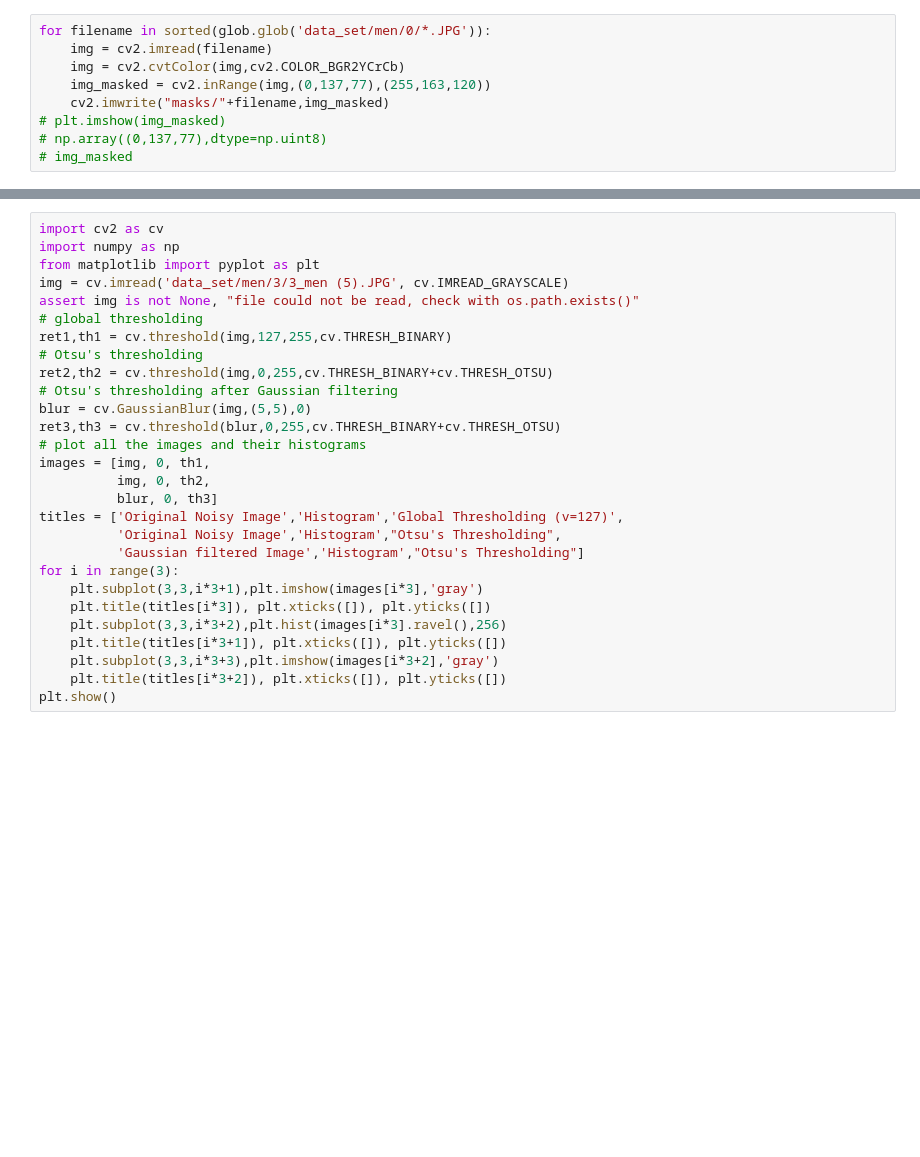
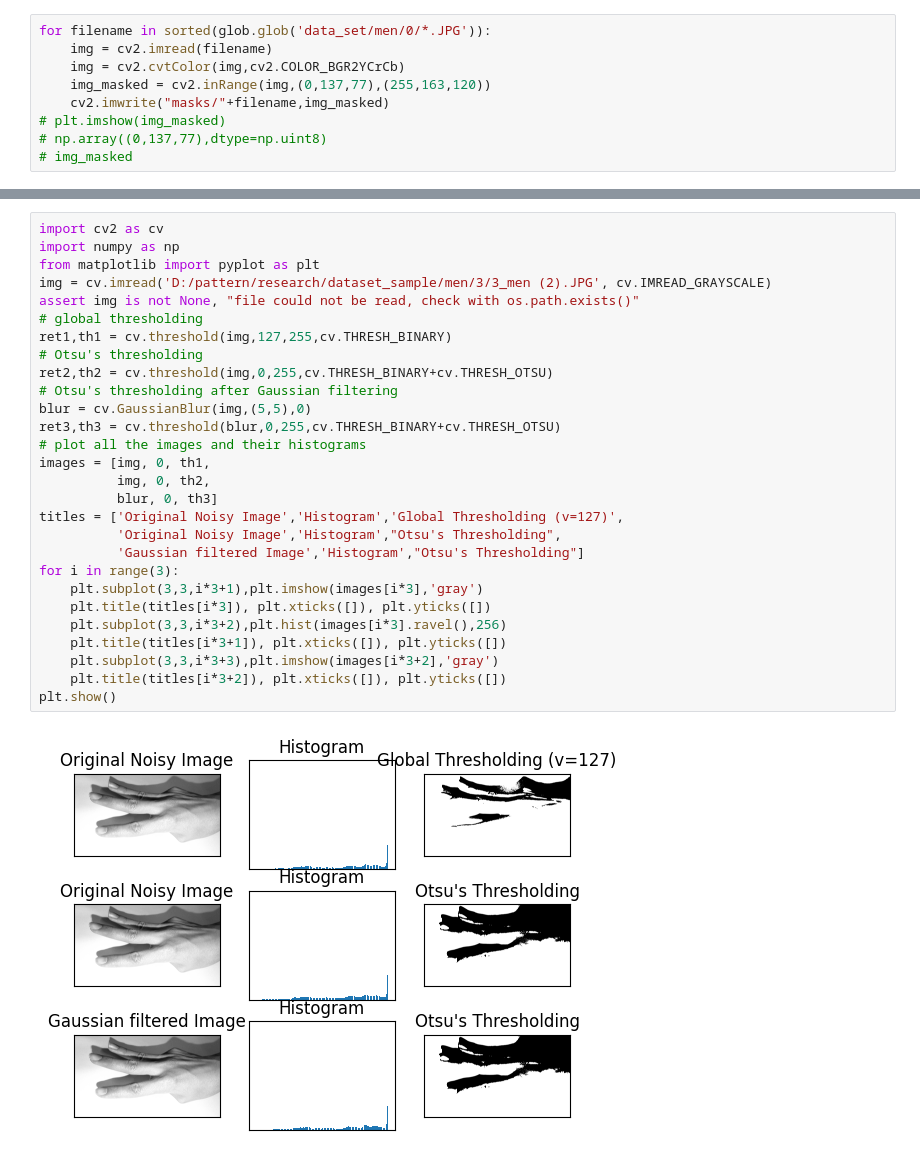
Before and after one commit to Noureldin7/CMPN450_Project, a Jupyter notebook: test.ipynb, the cells around one changed output, grey strips where cells are left out. Drawn from its saved outputs; the diff is of its cells as text; blank space fills up the shorter version.

```diff
--- a/test.ipynb
+++ b/test.ipynb
@@ -25,31 +25,33 @@ True
 # %%
 import cv2 as cv
 import numpy as np
 from matplotlib import pyplot as plt
-img = cv.imread('data_set/men/3/3_men (5).JPG', cv.IMREAD_GRAYSCALE)
+img = cv.imread('D:/pattern/research/dataset_sample/men/3/3_men (2).JPG', cv.IMREAD_GRAYSCALE)
 assert img is not None, "file could not be read, check with os.path.exists()"
 # global thresholding
 ret1,th1 = cv.threshold(img,127,255,cv.THRESH_BINARY)
 # Otsu's thresholding
 ret2,th2 = cv.threshold(img,0,255,cv.THRESH_BINARY+cv.THRESH_OTSU)
 # Otsu's thresholding after Gaussian filtering
 blur = cv.GaussianBlur(img,(5,5),0)
 ret3,th3 = cv.threshold(blur,0,255,cv.THRESH_BINARY+cv.THRESH_OTSU)
 # plot all the images and their histograms
 images = [img, 0, th1,
           img, 0, th2,
           blur, 0, th3]
 titles = ['Original Noisy Image','Histogram','Global Thresholding (v=127)',
           'Original Noisy Image','Histogram',"Otsu's Thresholding",
           'Gaussian filtered Image','Histogram',"Otsu's Thresholding"]
 for i in range(3):
     plt.subplot(3,3,i*3+1),plt.imshow(images[i*3],'gray')
     plt.title(titles[i*3]), plt.xticks([]), plt.yticks([])
     plt.subplot(3,3,i*3+2),plt.hist(images[i*3].ravel(),256)
     plt.title(titles[i*3+1]), plt.xticks([]), plt.yticks([])
     plt.subplot(3,3,i*3+3),plt.imshow(images[i*3+2],'gray')
     plt.title(titles[i*3+2]), plt.xticks([]), plt.yticks([])
 plt.show()
+# %% [output]
+[figure, added]
 # %%
 import cv2
 import mediapipe as mp
```
Also changed, not shown: parts of 6 cells of this notebook, 3 other files.
